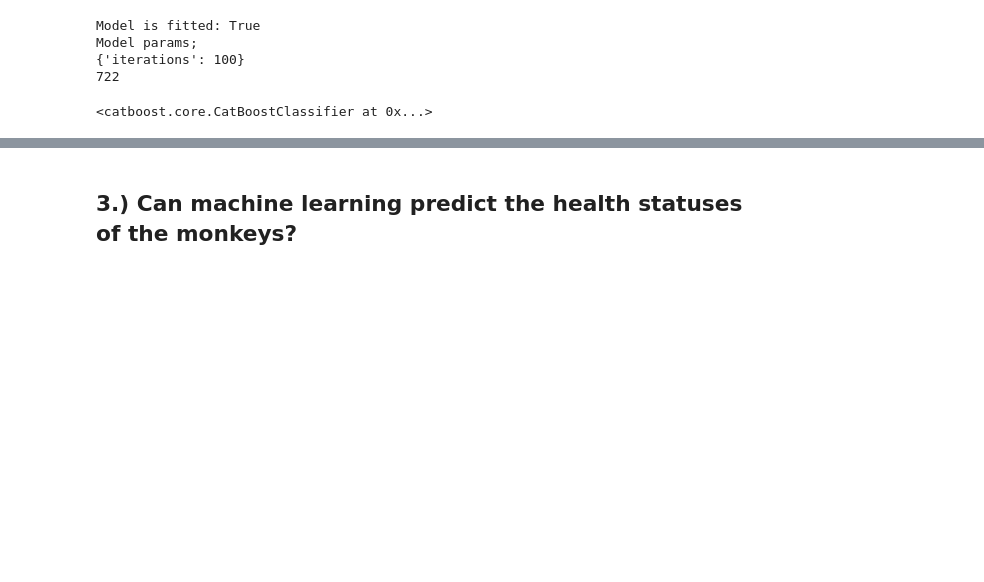
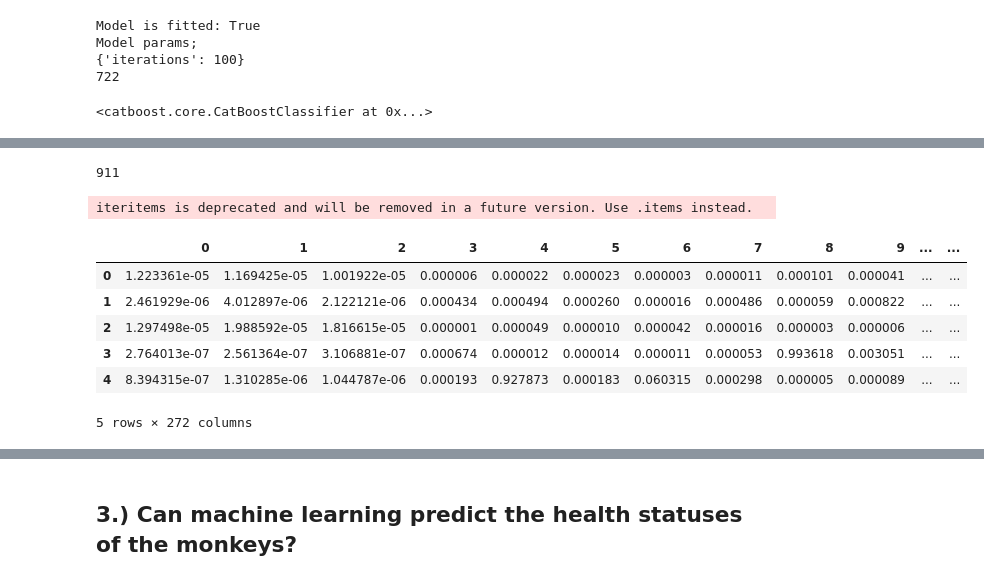
Before and after one commit to aidan-lew/monkey_health, a Jupyter notebook: monkeys_irrad_sept-2022.ipynb, the cells around one changed output, grey strips where cells are left out. Cells and saved outputs as stored; diff of their text form; code cells hidden in the pictures; blank space fills up the shorter version.

```diff
--- a/monkeys_irrad_sept-2022.ipynb
+++ b/monkeys_irrad_sept-2022.ipynb
@@ -672,0 +630,20 @@ ImportError: cannot import name 'CatBoostPruningCallback' from 'optuna.integrati
+# %%
+b = model.predict_proba(X_validation)
+
+print(len(b), #b
+     )
+
+#b_df_describe = pd.DataFrame(b)
+#b_df_describe.describe()
+b_df = pd.DataFrame(b)
+b_df.head()
+# %% [output]
+911
+iteritems is deprecated and will be removed in a future version. Use .items instead.
+|  | 0 | 1 | 2 | 3 | 4 | 5 | 6 | 7 | 8 | 9 | ... | ... |
+| 0 | 1.223361e-05 | 1.169425e-05 | 1.001922e-05 | 0.000006 | 0.000022 | 0.000023 | 0.000003 | 0.000011 | 0.000101 | 0.000041 | ... | ... |
+| 1 | 2.461929e-06 | 4.012897e-06 | 2.122121e-06 | 0.000434 | 0.000494 | 0.000260 | 0.000016 | 0.000486 | 0.000059 | 0.000822 | ... | ... |
+| 2 | 1.297498e-05 | 1.988592e-05 | 1.816615e-05 | 0.000001 | 0.000049 | 0.000010 | 0.000042 | 0.000016 | 0.000003 | 0.000006 | ... | ... |
+| 3 | 2.764013e-07 | 2.561364e-07 | 3.106881e-07 | 0.000674 | 0.000012 | 0.000014 | 0.000011 | 0.000053 | 0.993618 | 0.003051 | ... | ... |
+| 4 | 8.394315e-07 | 1.310285e-06 | 1.044787e-06 | 0.000193 | 0.927873 | 0.000183 | 0.060315 | 0.000298 | 0.000005 | 0.000089 | ... | ... |
+5 rows × 272 columns
```
Also changed, not shown: parts of 14 cells of this notebook.
